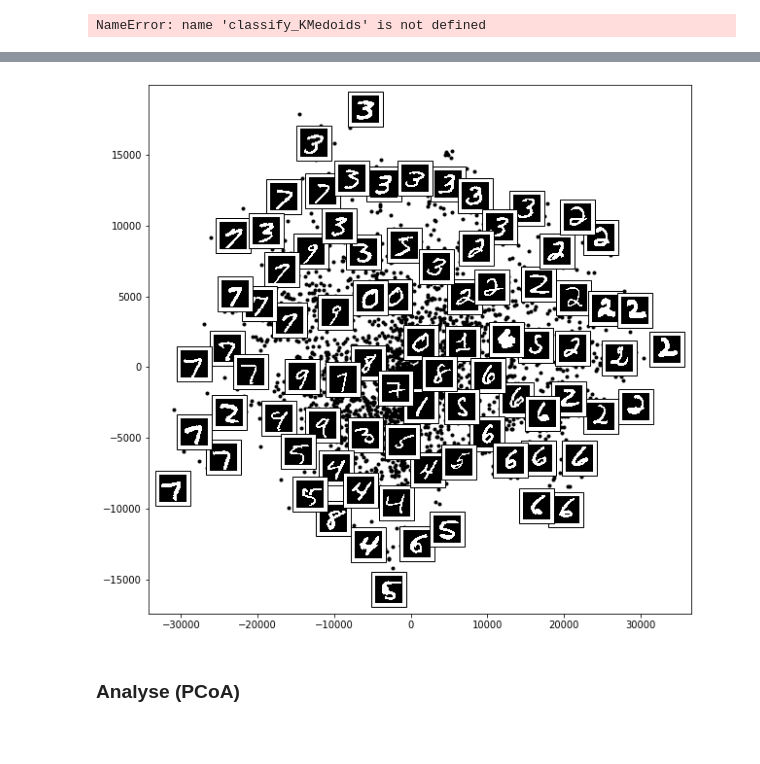
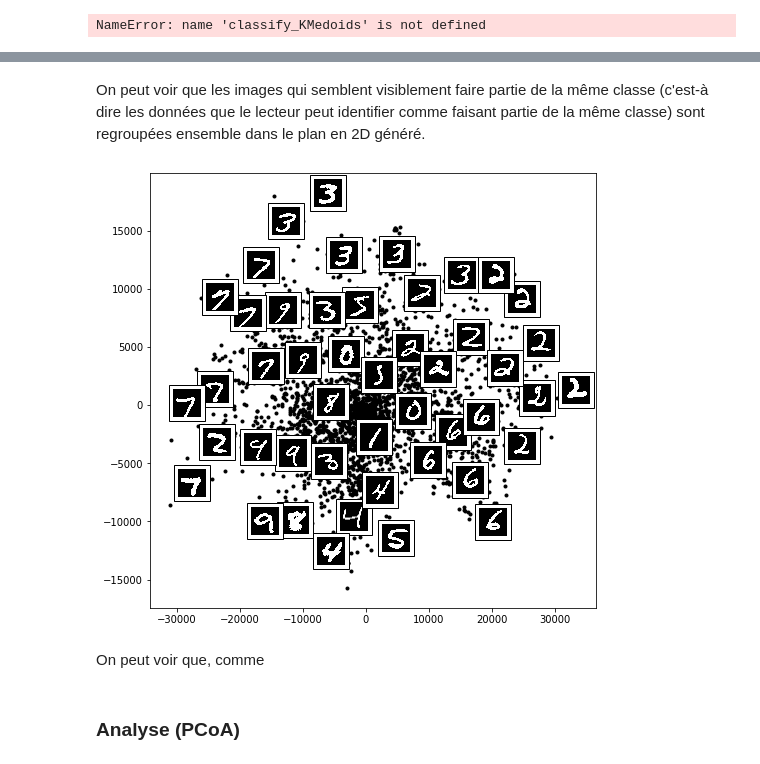
Before and after one commit to the-zucc/IFT3700-TP1, a Jupyter notebook: Travail1.ipynb, the cells around one changed output, grey strips where cells are left out. Saved outputs shown, nothing was run; the diff lists cells and outputs as text; code cells hidden in the pictures; blank space fills up the shorter version.

```diff
--- a/Travail1.ipynb
+++ b/Travail1.ipynb
@@ -493,33 +499,13 @@ plot_components(X_train[:300],model=Isomap(n_components=2),images=reshaped_X[:,
-# %%
-from matplotlib import offsetbox
-from sklearn.manifold import Isomap
-
-def plot_components(data, model, images=None, ax=None, thumb_frac=0.05, cmap='gray'):
-    ax = ax or plt.gca()
-    proj = model.fit_transform(data)
-    ax.plot(proj[:, 0], proj[:, 1], '.k')
-    if images is not None:
-        min_dist_2 = (thumb_frac * max(proj.max(0) - proj.min(0))) ** 2
-        shown_images = np.array([2 * proj.max(0)])
-        for i in range(data.shape[0]):
-            dist = np.sum((proj[i] - shown_images) ** 2, 1)
-            if np.min(dist) < min_dist_2:
-                # don't show points that are too close
-                continue
-
-            shown_images = np.vstack([shown_images, proj[i]])
-            imagebox = offsetbox.AnnotationBbox(
-                offsetbox.OffsetImage(images[i], cmap=cmap),
-                                                  proj[i])
-            ax.add_artist(imagebox)
-
-model = Isomap(n_components=2)
-proj = model.fit_transform(X_train_mu[:3000])
-reshaped_X = np.array([X_train[i].reshape(28,28) for i in range(len(X_train))])
-fig, ax = plt.subplots(figsize=(10, 10))
-plot_components(X_train_mu[:3000],model=Isomap(n_components=2),images=reshaped_X[:, :, :])
-# %% [output]
-[figure, removed]
+# %% [markdown]
+On peut voir que les images qui semblent visiblement faire partie de la même classe (c'est-à dire les données que le lecteur peut identifier comme faisant partie de la même classe) sont regroupées ensemble dans le plan en 2D généré.
+# %%
+reshaped_X = np.array([X_train[i].reshape(28,28) for i in range(len(X_train))])
+fig, ax = plt.subplots(figsize=(8, 8))
+plot_components(X_train_mu[:3000],model=Isomap(n_components=2),images=reshaped_X[:, :, :])
+# %% [output]
+[figure, added]
+# %% [markdown]
+On peut voir que, comme
 # %% [markdown]
 ### Analyse (PCoA)
 # %%
```
Also changed, not shown: parts of 7 cells of this notebook.
